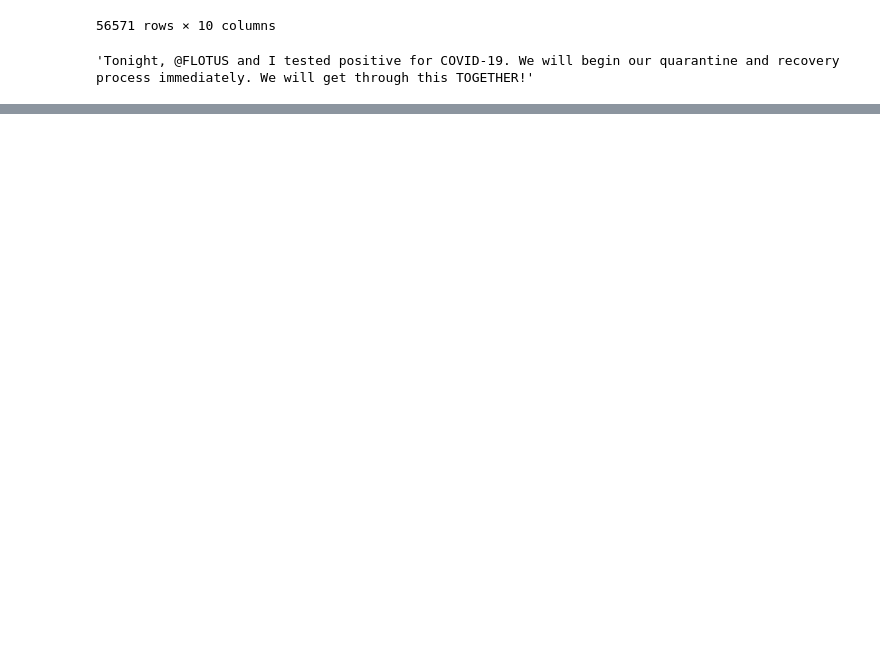
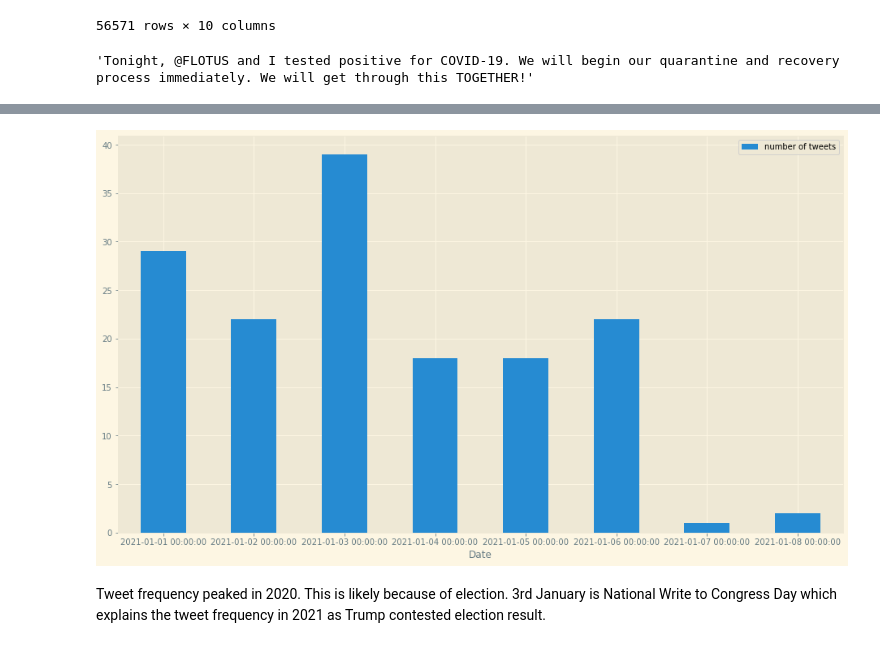
Before and after one commit to Chiuchiyin/Coding-fun, a Jupyter notebook: Trump tweets/Final-Project-Trump-Tweets.ipynb, the cells around one changed output, grey strips where cells are left out. Cells and saved outputs as stored; diff of their text form; code cells hidden in the pictures; blank space fills up the shorter version.

```diff
--- a/Trump tweets/Final-Project-Trump-Tweets.ipynb
+++ b/Trump tweets/Final-Project-Trump-Tweets.ipynb
@@ -66,0 +409,7 @@ display(trump_tweets.text.iloc[29598])
+# %%
+#Trump was suspended on 8th January, a daily bar chart give a better view of the data for the 8 days.
+ax = tweet_frequency.loc['2021'].plot.bar(rot=0)
+# %% [output]
+[figure, added]
+# %% [markdown]
+Tweet frequency peaked in 2020. This is likely because of election. 3rd January is National Write to Congress Day which explains the tweet frequency in 2021 as Trump contested election result.
```
Also changed, not shown: parts of 63 cells of this notebook, 4 other files.
